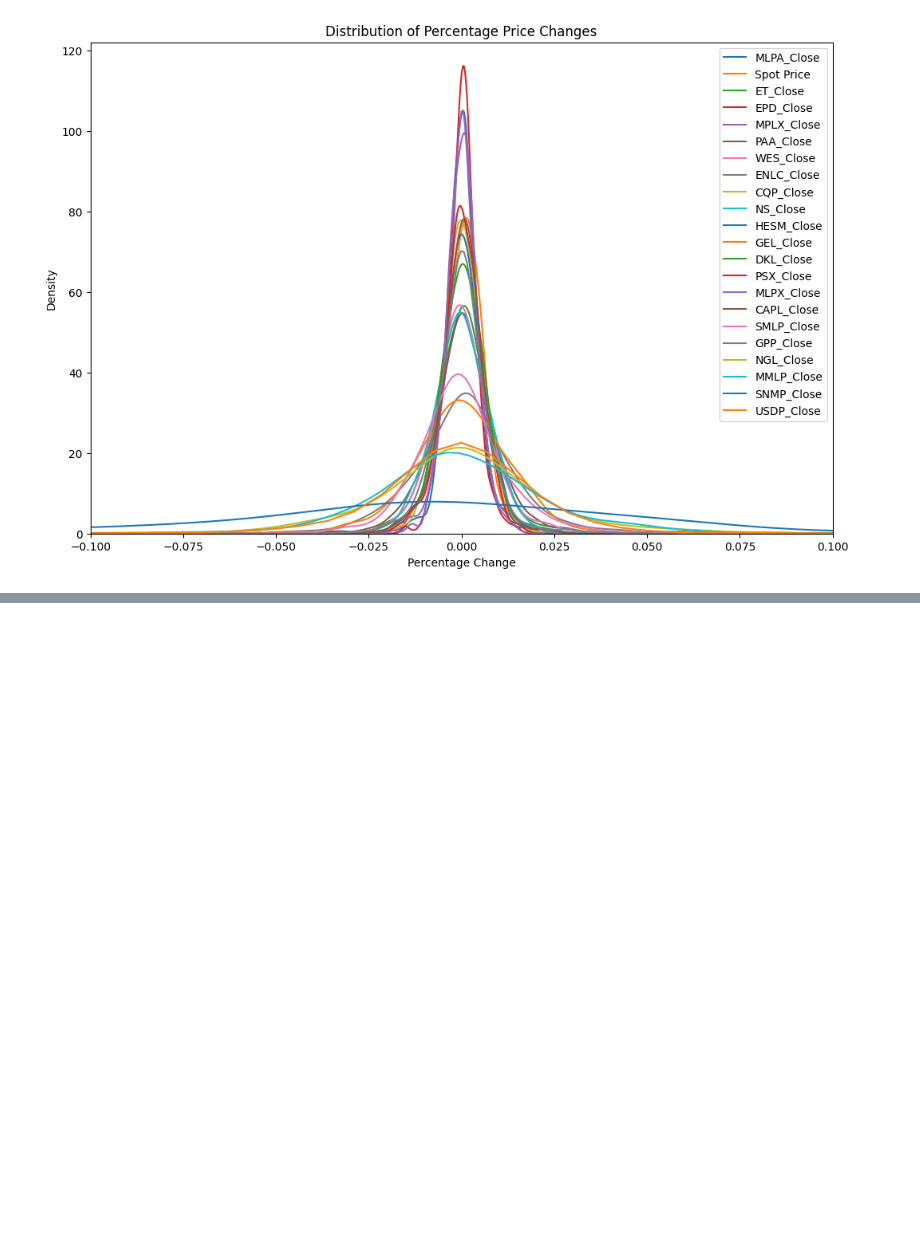
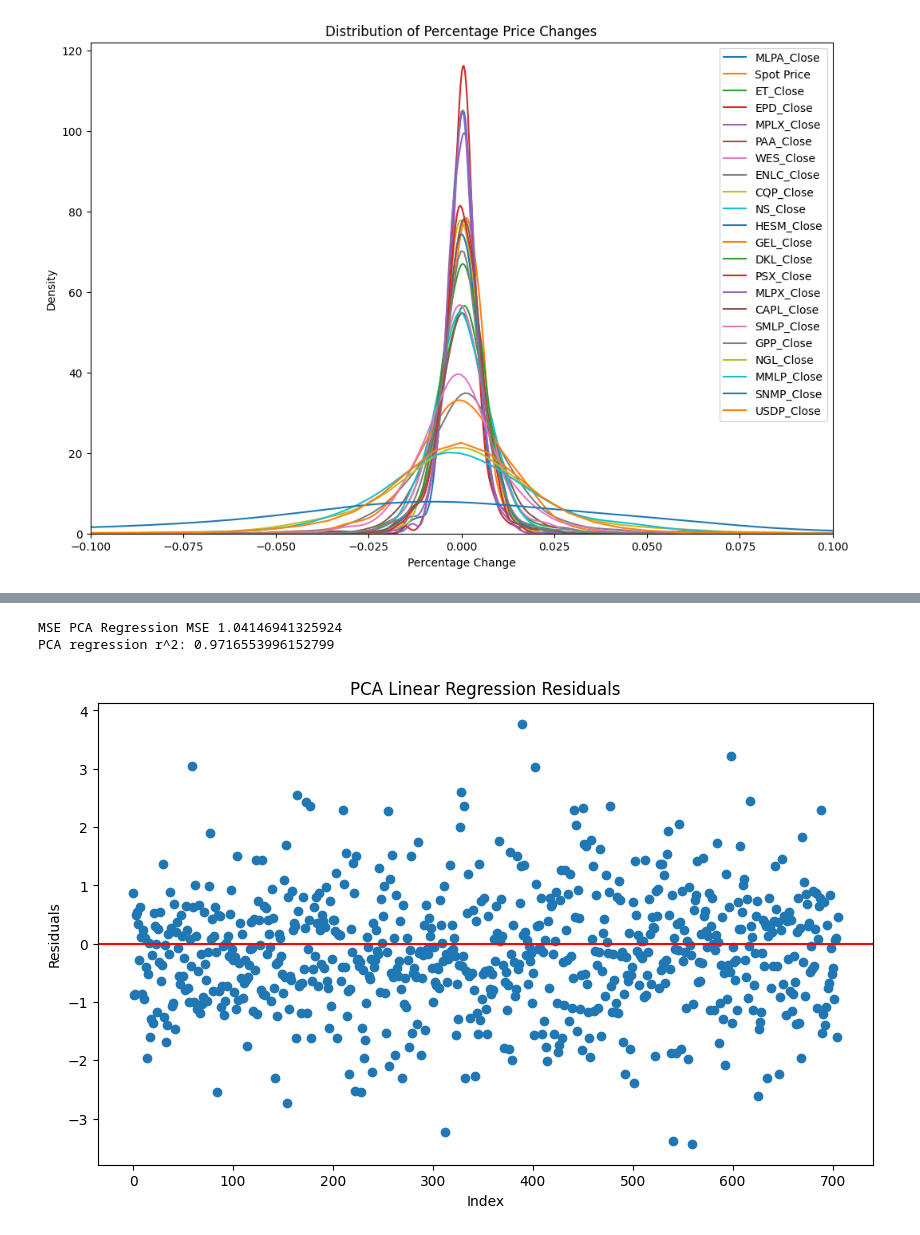
Before and after one commit to nchadburn/Stat598-FinalProject, a Jupyter notebook: MLPA PCA, Lasso, Ridge-2.ipynb, the cells around one changed output, grey strips where cells are left out. Saved outputs shown, nothing was run; the diff lists cells and outputs as text; code cells hidden in the pictures; blank space fills up the shorter version.

```diff
--- a/MLPA PCA, Lasso, Ridge-2.ipynb
+++ b/MLPA PCA, Lasso, Ridge-2.ipynb
@@ -255 +311,47 @@ https://towardsdatascience.com/porting-ideas-to-math-a-step-by-step-derivation-o
+# %%
+
+train, test = train_test_split(close_values, test_size=0.8, random_state=42)
+
+feature_columns = [col for col in all_stocks_data.columns if ('_Close' in col or 'Spot' in col) and etf_ticker not in col]
+features = close_values.drop(columns=[f'{etf_ticker}_Next_Close'])
+
+lr = LinearRegression()
+X = close_values.drop(f'{etf_ticker}_Next_Close', axis=1)
+y = close_values[f'{etf_ticker}_Next_Close']
+
+X_train = train[feature_columns]
+y_train = train[f'{etf_ticker}_Next_Close']
+
+X_test  = test[feature_columns]
+y_test  = test[f'{etf_ticker}_Next_Close']
+
+n = 6
+pipe = [
+    ('pca', PCA(n_components=n)),
+    ('regression', lr)]
+
+pipe = Pipeline(pipe)
+pipe.fit(X_train, y_train)
+y_pred = pipe.predict(X_test)
+
+
+mse = mean_squared_error(y_test, y_pred)
+PCA_r2 = r2_score(y_pred, y_test)
+
+print(f'MSE PCA Regression MSE {mse}')
+print(f'PCA regression r^2: {PCA_r2}')
+
+
+residuals = y_test - y_pred
+plt.figure(figsize=(10, 6))
+plt.scatter(range(len(residuals)), residuals)
+plt.axhline(y=0, color='r', linestyle='-')
+plt.title('PCA Linear Regression Residuals')
+plt.xlabel('Index')
+plt.ylabel('Residuals')
+plt.show()
+# %% [output]
+MSE PCA Regression MSE 1.04146941325924
+PCA regression r^2: 0.9716553996152799
+[figure, added]
 # %%
```
Also changed, not shown: parts of 14 cells of this notebook.
